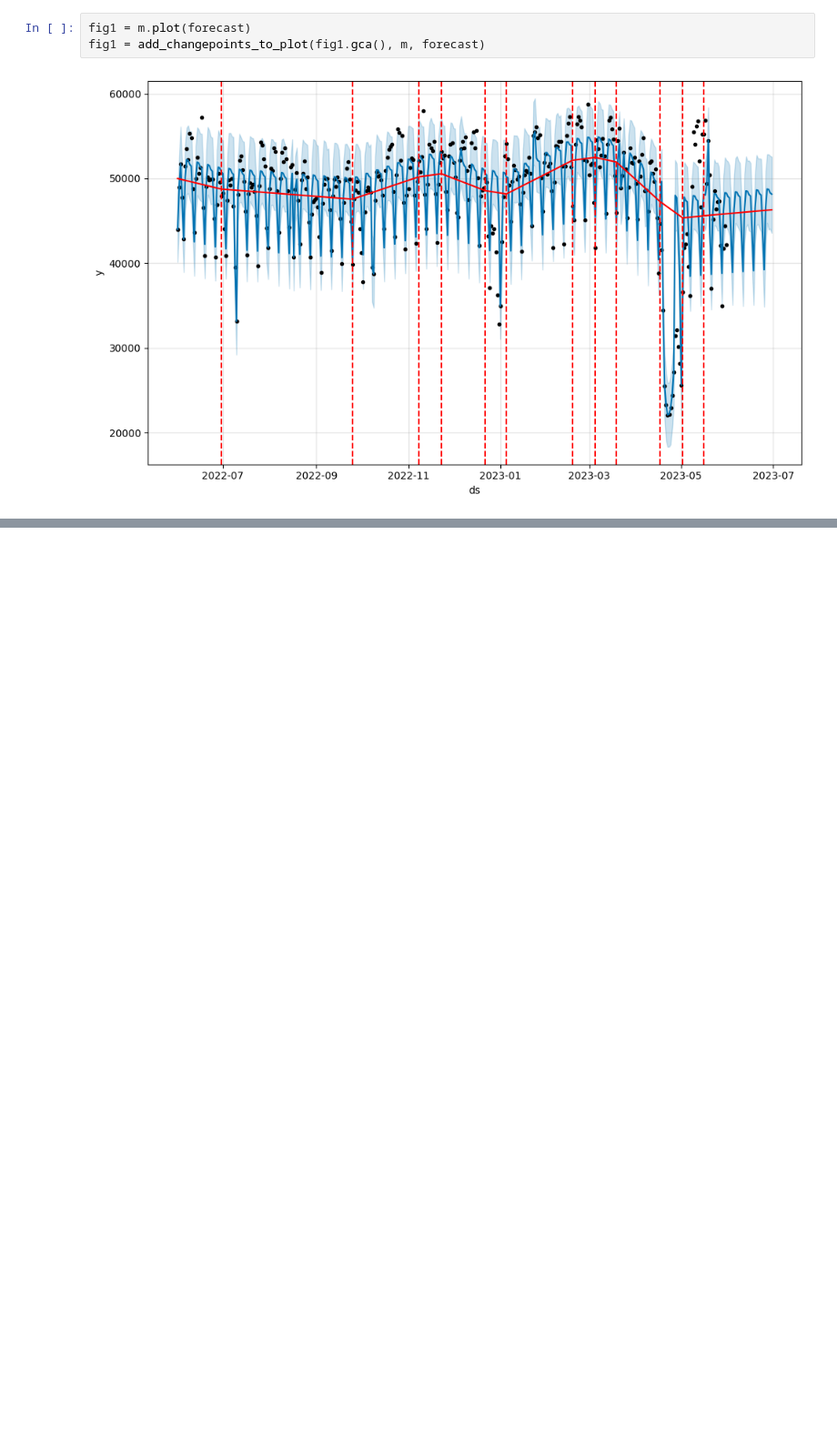
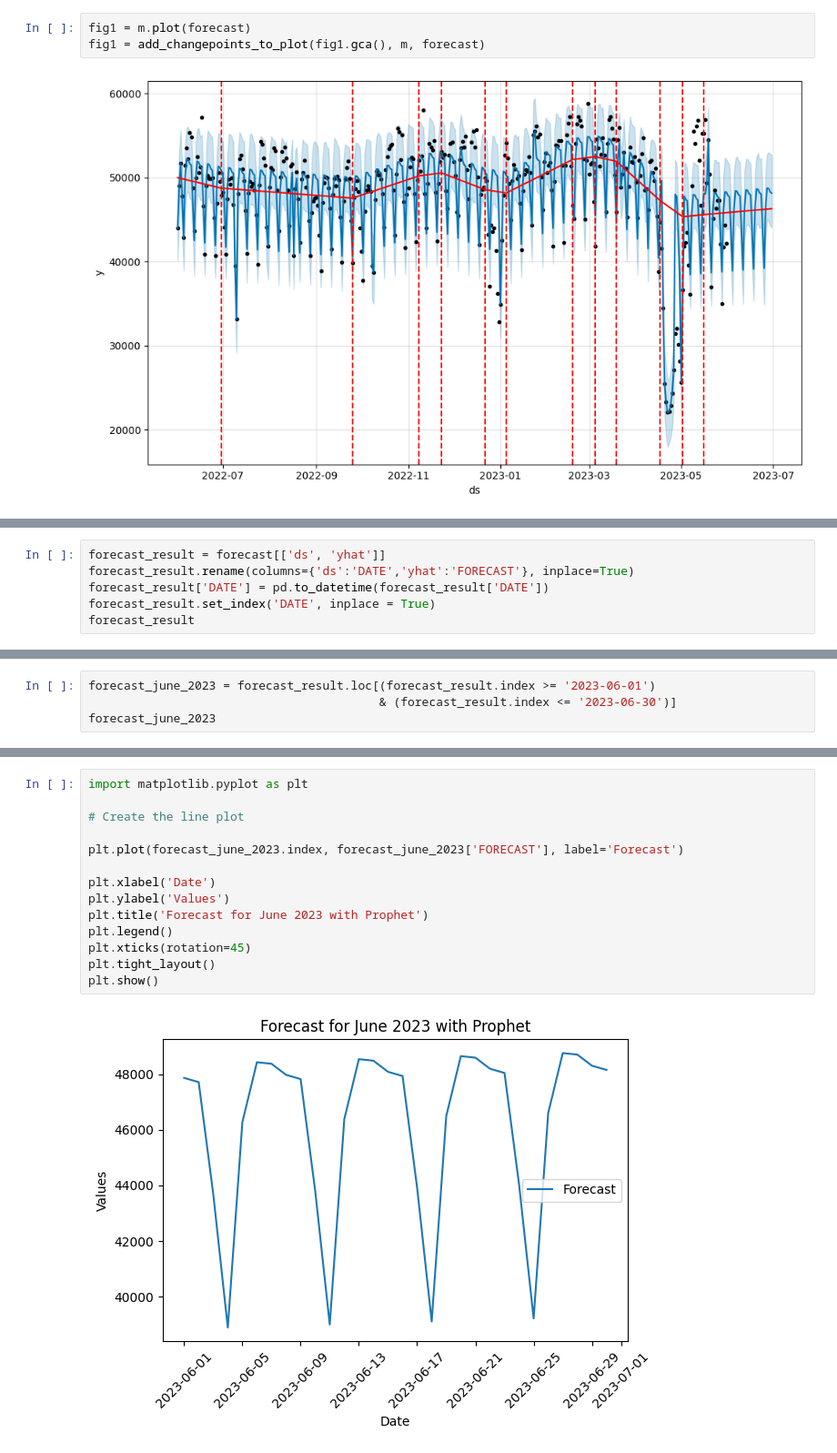
Before and after one commit to RizkiRiyadi/ForecastGasDemandKarawang, a Jupyter notebook: Prophet.ipynb, the cells around one changed output, grey strips where cells are left out. Shown at 91% size. Saved outputs shown, nothing was run; the diff lists cells and outputs as text; blank space fills up the shorter version.

```diff
--- a/Prophet.ipynb
+++ b/Prophet.ipynb
@@ -345,0 +348,6 @@ m.plot_components(forecast)
+# %%
+forecast_result = forecast[['ds', 'yhat']]
+forecast_result.rename(columns={'ds':'DATE','yhat':'FORECAST'}, inplace=True)
+forecast_result['DATE'] = pd.to_datetime(forecast_result['DATE'])
+forecast_result.set_index('DATE', inplace = True)
+forecast_result
@@ -345,0 +378,4 @@ m.plot_components(forecast)
+# %%
+forecast_june_2023 = forecast_result.loc[(forecast_result.index >= '2023-06-01')
+                                         & (forecast_result.index <= '2023-06-30')]
+forecast_june_2023
@@ -345,0 +401,16 @@ m.plot_components(forecast)
+# %%
+import matplotlib.pyplot as plt
+
+# Create the line plot
+
+plt.plot(forecast_june_2023.index, forecast_june_2023['FORECAST'], label='Forecast')
+
+plt.xlabel('Date')
+plt.ylabel('Values')
+plt.title('Forecast for June 2023 with Prophet')
+plt.legend()
+plt.xticks(rotation=45)
+plt.tight_layout()
+plt.show()
+# %% [output]
+[figure, added]
```
Also changed, not shown: parts of 50 cells of this notebook, 5 other files.
